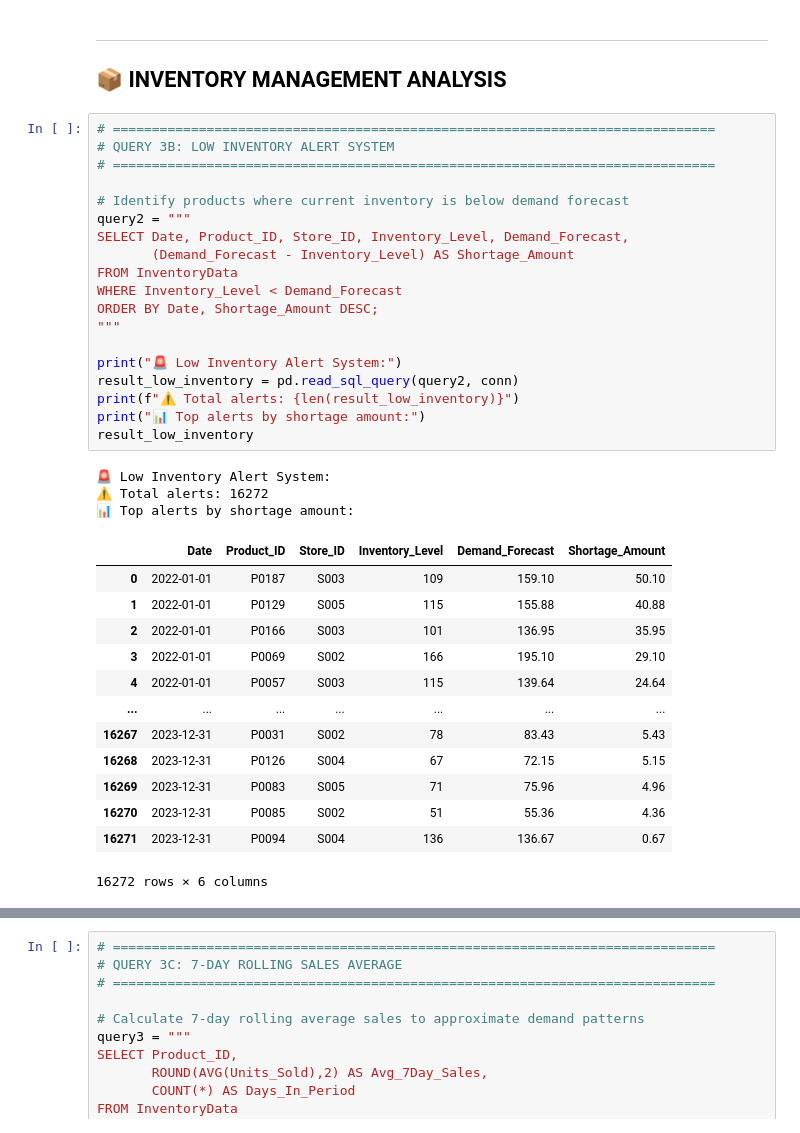
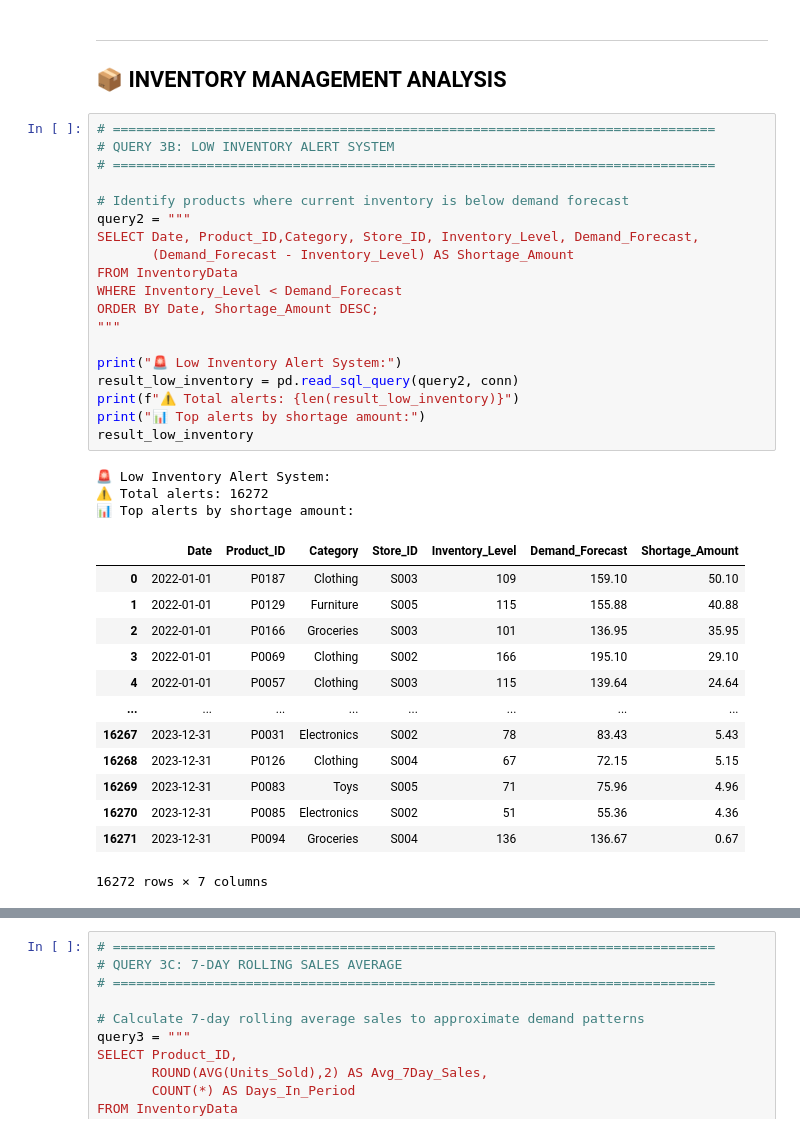
Before and after one commit to gnaneshgunda/Inventory_management, a Jupyter notebook: sql-task-2.ipynb, the cells around one changed output, grey strips where cells are left out. Drawn from its saved outputs; the diff is of its cells as text.

```diff
--- a/sql-task-2.ipynb
+++ b/sql-task-2.ipynb
@@ -370,36 +456,36 @@ result_current_stock
 # %%
 # =============================================================================
 # QUERY 3B: LOW INVENTORY ALERT SYSTEM
 # =============================================================================
 
 # Identify products where current inventory is below demand forecast
 query2 = """
-SELECT Date, Product_ID, Store_ID, Inventory_Level, Demand_Forecast,
+SELECT Date, Product_ID,Category, Store_ID, Inventory_Level, Demand_Forecast,
        (Demand_Forecast - Inventory_Level) AS Shortage_Amount
 FROM InventoryData
 WHERE Inventory_Level < Demand_Forecast
 ORDER BY Date, Shortage_Amount DESC;
 """
 
 print("🚨 Low Inventory Alert System:")
 result_low_inventory = pd.read_sql_query(query2, conn)
 print(f"⚠️ Total alerts: {len(result_low_inventory)}")
 print("📊 Top alerts by shortage amount:")
 result_low_inventory
 # %% [output]
 🚨 Low Inventory Alert System:
 ⚠️ Total alerts: 16272
 📊 Top alerts by shortage amount:
-|  | Date | Product_ID | Store_ID | Inventory_Level | Demand_Forecast | Shortage_Amount |
-| 0 | 2022-01-01 | P0187 | S003 | 109 | 159.10 | 50.10 |
-| 1 | 2022-01-01 | P0129 | S005 | 115 | 155.88 | 40.88 |
-| 2 | 2022-01-01 | P0166 | S003 | 101 | 136.95 | 35.95 |
-| 3 | 2022-01-01 | P0069 | S002 | 166 | 195.10 | 29.10 |
-| 4 | 2022-01-01 | P0057 | S003 | 115 | 139.64 | 24.64 |
-| ... | ... | ... | ... | ... | ... | ... |
-| 16267 | 2023-12-31 | P0031 | S002 | 78 | 83.43 | 5.43 |
-| 16268 | 2023-12-31 | P0126 | S004 | 67 | 72.15 | 5.15 |
-| 16269 | 2023-12-31 | P0083 | S005 | 71 | 75.96 | 4.96 |
-| 16270 | 2023-12-31 | P0085 | S002 | 51 | 55.36 | 4.36 |
-| 16271 | 2023-12-31 | P0094 | S004 | 136 | 136.67 | 0.67 |
+|  | Date | Product_ID | Category | Store_ID | Inventory_Level | Demand_Forecast | Shortage_Amount |
+| 0 | 2022-01-01 | P0187 | Clothing | S003 | 109 | 159.10 | 50.10 |
+| 1 | 2022-01-01 | P0129 | Furniture | S005 | 115 | 155.88 | 40.88 |
+| 2 | 2022-01-01 | P0166 | Groceries | S003 | 101 | 136.95 | 35.95 |
+| 3 | 2022-01-01 | P0069 | Clothing | S002 | 166 | 195.10 | 29.10 |
+| 4 | 2022-01-01 | P0057 | Clothing | S003 | 115 | 139.64 | 24.64 |
+| ... | ... | ... | ... | ... | ... | ... | ... |
+| 16267 | 2023-12-31 | P0031 | Electronics | S002 | 78 | 83.43 | 5.43 |
+| 16268 | 2023-12-31 | P0126 | Clothing | S004 | 67 | 72.15 | 5.15 |
+| 16269 | 2023-12-31 | P0083 | Toys | S005 | 71 | 75.96 | 4.96 |
+| 16270 | 2023-12-31 | P0085 | Electronics | S002 | 51 | 55.36 | 4.36 |
+| 16271 | 2023-12-31 | P0094 | Groceries | S004 | 136 | 136.67 | 0.67 |
-16272 rows × 6 columns
+16272 rows × 7 columns
```
Also changed, not shown: parts of 11 cells of this notebook, 1 other file.
